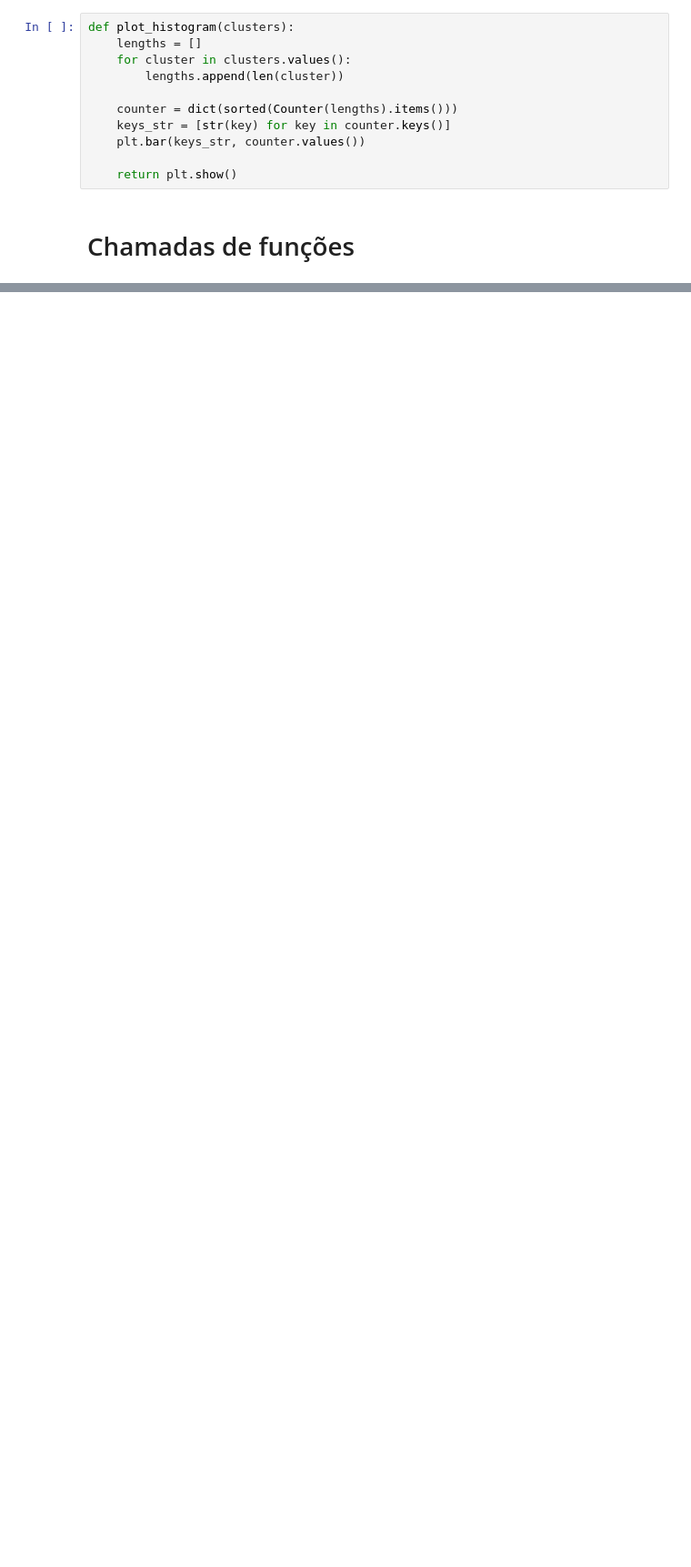
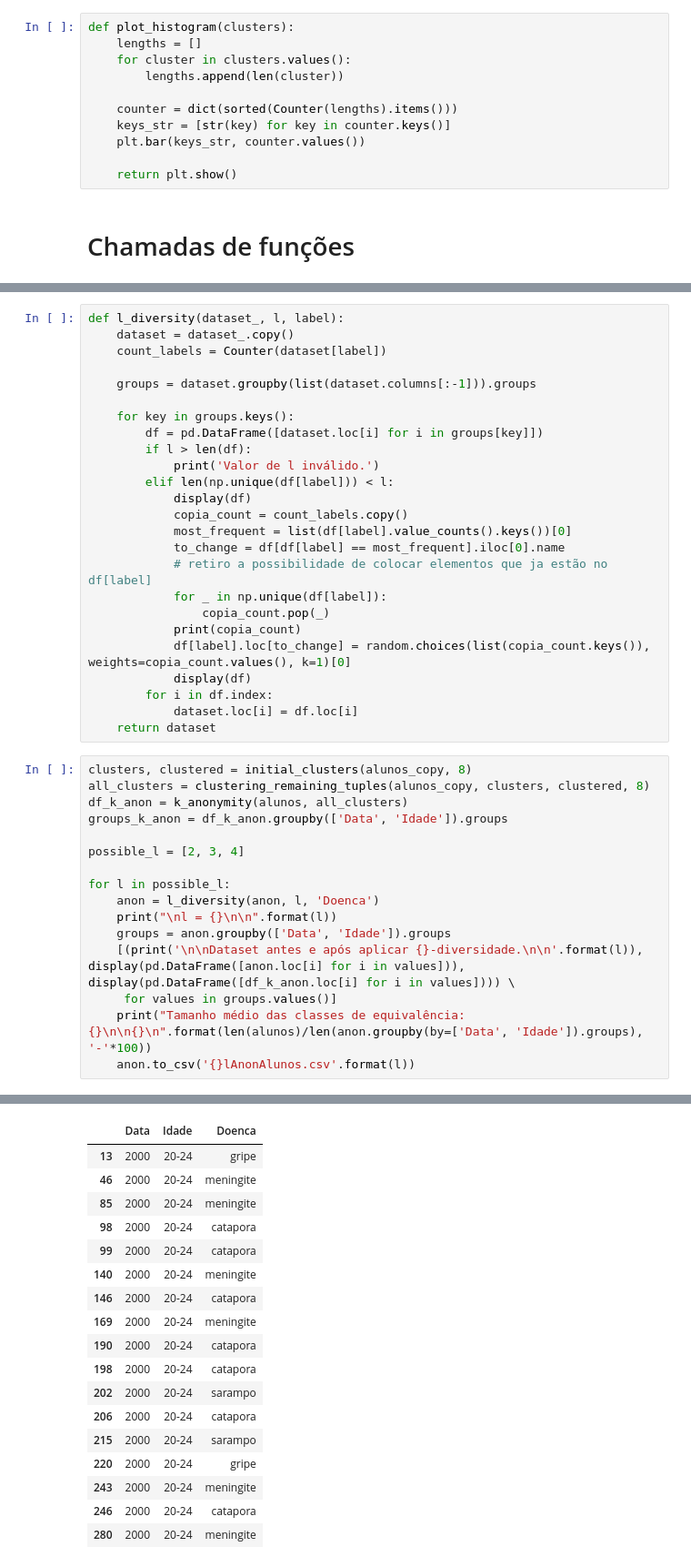
Before and after one commit to Brabissima/disciplina-priv-2022, a Jupyter notebook: Modelos Sintáticos - Trab 02/k-anon e l-div.ipynb, the cells around one changed output, grey strips where cells are left out. Shown at 91% size. Saved outputs shown, nothing was run; the diff lists cells and outputs as text; blank space fills up the shorter version.

```diff
--- a/Modelos Sintáticos - Trab 02/k-anon e l-div.ipynb
+++ b/Modelos Sintáticos - Trab 02/k-anon e l-div.ipynb
@@ -274,0 +189,42 @@ Tamanho médio das classes de equivalência: 50.0
+# %%
+def l_diversity(dataset_, l, label):
+    dataset = dataset_.copy()
+    count_labels = Counter(dataset[label])
+
+    groups = dataset.groupby(list(dataset.columns[:-1])).groups
+
+    for key in groups.keys():
+        df = pd.DataFrame([dataset.loc[i] for i in groups[key]])
+        if l > len(df):
+            print('Valor de l inválido.')
+        elif len(np.unique(df[label])) < l:
+            display(df)
+            copia_count = count_labels.copy()
+            most_frequent = list(df[label].value_counts().keys())[0]
+            to_change = df[df[label] == most_frequent].iloc[0].name
+            # retiro a possibilidade de colocar elementos que ja estão no df[label]
+            for _ in np.unique(df[label]):
+                copia_count.pop(_)
+            print(copia_count)
+            df[label].loc[to_change] = random.choices(list(copia_count.keys()), weights=copia_count.values(), k=1)[0]
+            display(df)
+        for i in df.index:
+            dataset.loc[i] = df.loc[i]
+    return dataset
+# %%
+clusters, clustered = initial_clusters(alunos_copy, 8)
+all_clusters = clustering_remaining_tuples(alunos_copy, clusters, clustered, 8)
+df_k_anon = k_anonymity(alunos, all_clusters)
+groups_k_anon = df_k_anon.groupby(['Data', 'Idade']).groups
+
+possible_l = [2, 3, 4]
+
+for l in possible_l:
+    anon = l_diversity(anon, l, 'Doenca')
+    print("\nl = {}\n\n".format(l))
+    groups = anon.groupby(['Data', 'Idade']).groups
+    [(print('\n\nDataset antes e após aplicar {}-diversidade.\n\n'.format(l)), display(pd.DataFrame([anon.loc[i] for i in values])), display(pd.DataFrame([df_k_anon.loc[i] for i in values]))) \
+     for values in groups.values()]
+    print("Tamanho médio das classes de equivalência: {}\n\n{}\n".format(len(alunos)/len(anon.groupby(by=['Data', 'Idade']).groups), '-'*100))
+    anon.to_csv('{}lAnonAlunos.csv'.format(l))
+# %% [output]
@@ -274,0 +264,18 @@ Tamanho médio das classes de equivalência: 50.0
+|  | Data | Idade | Doenca |
+| 13 | 2000 | 20-24 | gripe |
+| 46 | 2000 | 20-24 | meningite |
+| 85 | 2000 | 20-24 | meningite |
+| 98 | 2000 | 20-24 | catapora |
+| 99 | 2000 | 20-24 | catapora |
+| 140 | 2000 | 20-24 | meningite |
+| 146 | 2000 | 20-24 | catapora |
+| 169 | 2000 | 20-24 | meningite |
+| 190 | 2000 | 20-24 | catapora |
+| 198 | 2000 | 20-24 | catapora |
+| 202 | 2000 | 20-24 | sarampo |
+| 206 | 2000 | 20-24 | catapora |
+| 215 | 2000 | 20-24 | sarampo |
+| 220 | 2000 | 20-24 | gripe |
+| 243 | 2000 | 20-24 | meningite |
+| 246 | 2000 | 20-24 | catapora |
+| 280 | 2000 | 20-24 | meningite |
```
Also changed, not shown: parts of 7 cells of this notebook.
